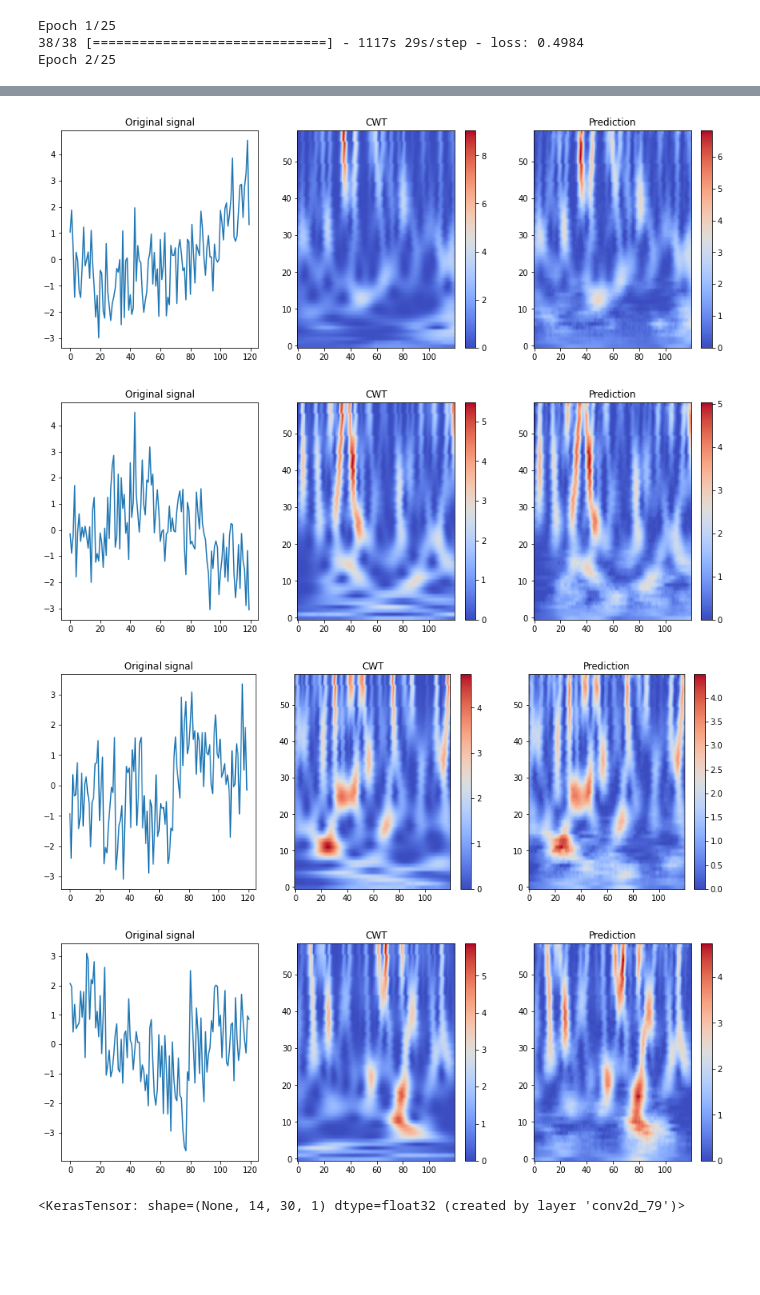
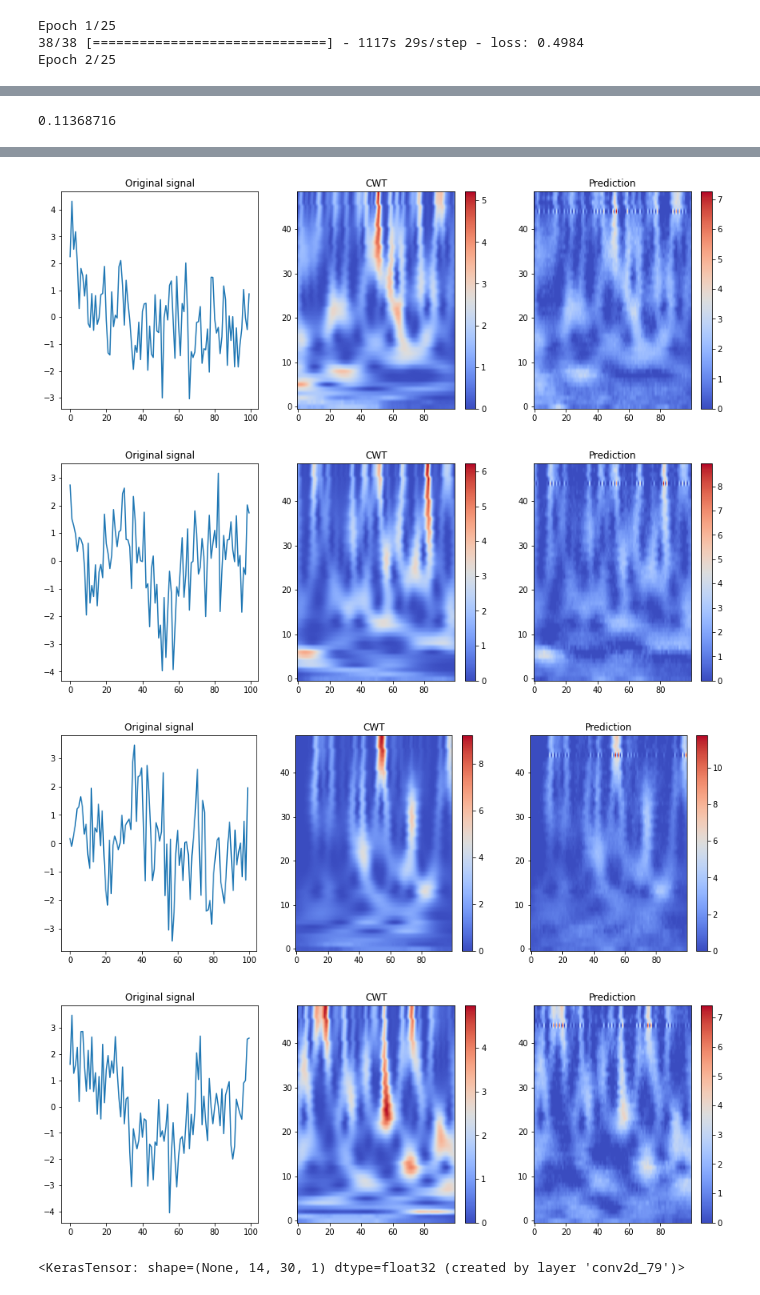
Before and after one commit to 1101AlexZab1011/neural_stuff, a Jupyter notebook: dirty_field/cwt_deconv.ipynb, the cells around one changed output, grey strips where cells are left out. Cells and saved outputs as stored; diff of their text form; code cells hidden in the pictures; blank space fills up the shorter version.

```diff
--- a/dirty_field/cwt_deconv.ipynb
+++ b/dirty_field/cwt_deconv.ipynb
@@ -36,11 +39,11 @@ def plot_predicted_CWT_tc(Y_true, Y_pred, X):
 # %%
-spectralgen = CWTDatasetGenerator(0, 1, 256)
+spectralgen = CWTDatasetGenerator(0, 1, 100)
 
 X, Y = list(), list()
 
-for i, (x, y) in enumerate(spectralgen(10000)):
+for i, (x, y) in enumerate(spectralgen(1000)):
 
-    if not i%1000:
+    if not i%100:
         print(i)
 
     # print(x.shape, y.shape)
@@ -64,6 +67,6 @@ for i, (x, y) in enumerate(spectralgen(10000)):
 X = np.array(X)
 Y = np.array(Y)
 
-save_pkl((X, Y), '../Source/cwt_data_256.pkl')
+save_pkl((X, Y), '../Source/cwt_data_100.pkl')
 # %% [output]
 0
@@ -79,5 +82,5 @@ save_pkl((X, Y), '../Source/cwt_data_256.pkl')
 # %%
-X, Y = read_pkl('../Source/cwt_data_256.pkl')
+X, Y = read_pkl('../Source/cwt_data_100.pkl')
 
 X = np.expand_dims(np.expand_dims(X, 1), 3)
 
@@ -443,6 +537,8 @@ Error:
 # %%
-Y_p = model(X_test).numpy()
-
+Y_p = model(X_test).numpy().astype(float)
+print(SSIMLoss(Y_p, np.expand_dims(Y_test, -1).astype(float)).numpy())
 for i in range(5):
     plot_predicted_CWT_tc(normal_rows(Y_test[i]), normal_rows(Y_p[i]), np.squeeze(X_test[i]))
+    # plot_predicted_CWT_tc(Y_test[i], Y_p[i], np.squeeze(X_test[i]))
 # %% [output]
+0.11368716
@@ -450,7 +546,7 @@ for i in range(5):
-[figure, old version]
+[figure, new version]
-[figure, old version]
+[figure, new version]
-[figure, old version]
+[figure, new version]
-[figure, old version]
+[figure, new version]
 # %%
 model_des = ModelDesign(
     tf.keras.Input((1, X_train.shape[2], 1)),
```
Also changed, not shown: parts of 9 cells of this notebook, 7 other files.
